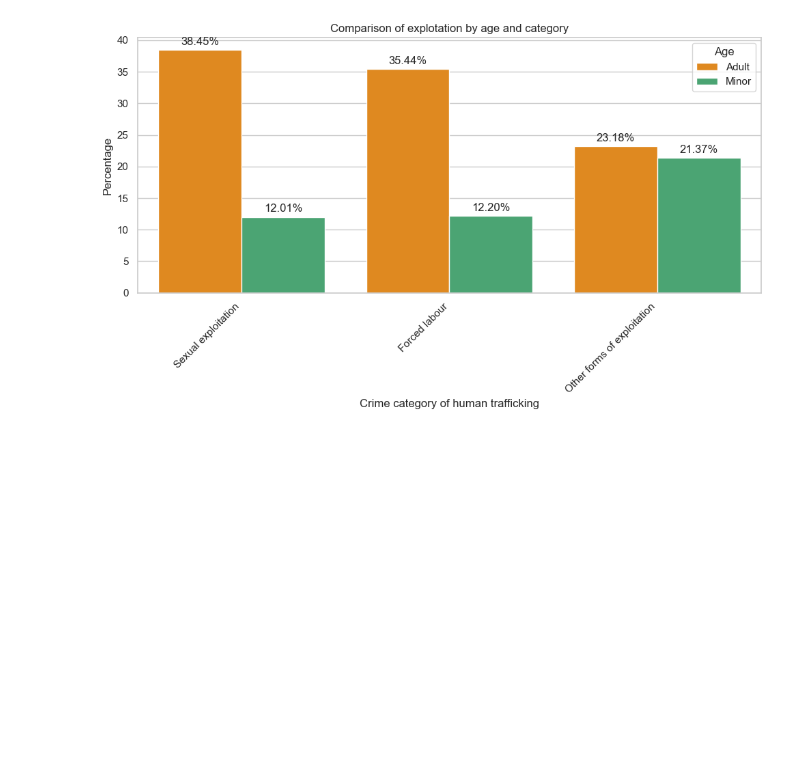
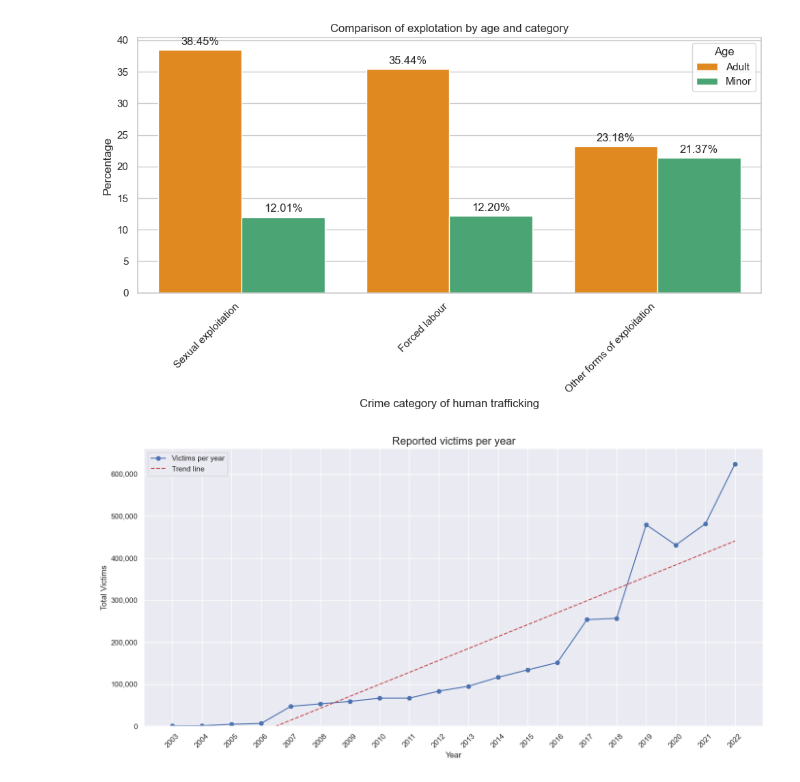
Before and after one commit to mari21041/first_project, a Jupyter notebook: data/Grafics/Grafics project.ipynb, the cells around one changed output. Cells and saved outputs as stored; diff of their text form; code cells hidden in the pictures; blank space fills up the shorter version.

```diff
--- a/data/Grafics/Grafics project.ipynb
+++ b/data/Grafics/Grafics project.ipynb
@@ -215,3 +252,48 @@ plt.legend(title="Age")
 plt.show()
 # %% [output]
 [figure]
+# %%
+import pandas as pd
+import matplotlib.pyplot as plt
+import numpy as np
+from matplotlib.ticker import FuncFormatter
+
+
+df = pd.read_csv("tendencies.csv")
+
+
+df["Year"] = df["Year"].astype(int)
+
+
+df = df.sort_values("Year")
+
+
+plt.figure(figsize=(14, 7))
+
+
+plt.plot(df["Year"], df["Total_victims"], marker='o', label="Victims per year")
+
+
+z = np.polyfit(df["Year"], df["Total_victims"], 1)
+p = np.poly1d(z)
+trend = p(df["Year"])
+plt.plot(df["Year"], trend, "r--", label="Trend line")
+
+
+plt.ylim(bottom=0)
+
+
+formatter = FuncFormatter(lambda x, _: f"{int(x):,}")
+plt.gca().yaxis.set_major_formatter(formatter)
+
+
+plt.title("Reported victims per year", fontsize=16)
+plt.xlabel("Year")
+plt.ylabel("Total Victims")
+plt.xticks(df["Year"], rotation=45)
+plt.legend()
+plt.grid(True)
+plt.tight_layout()
+plt.show()
+# %% [output]
+[figure, added]
```
Also changed, not shown: parts of 6 cells of this notebook, 21 other files.
